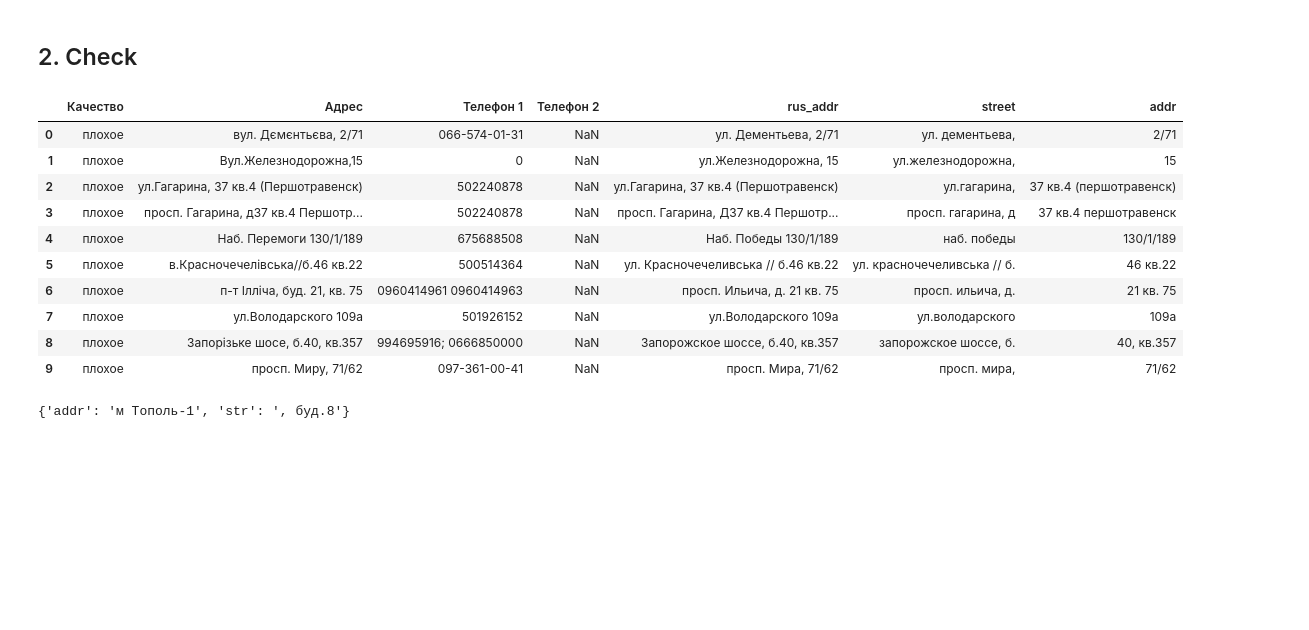
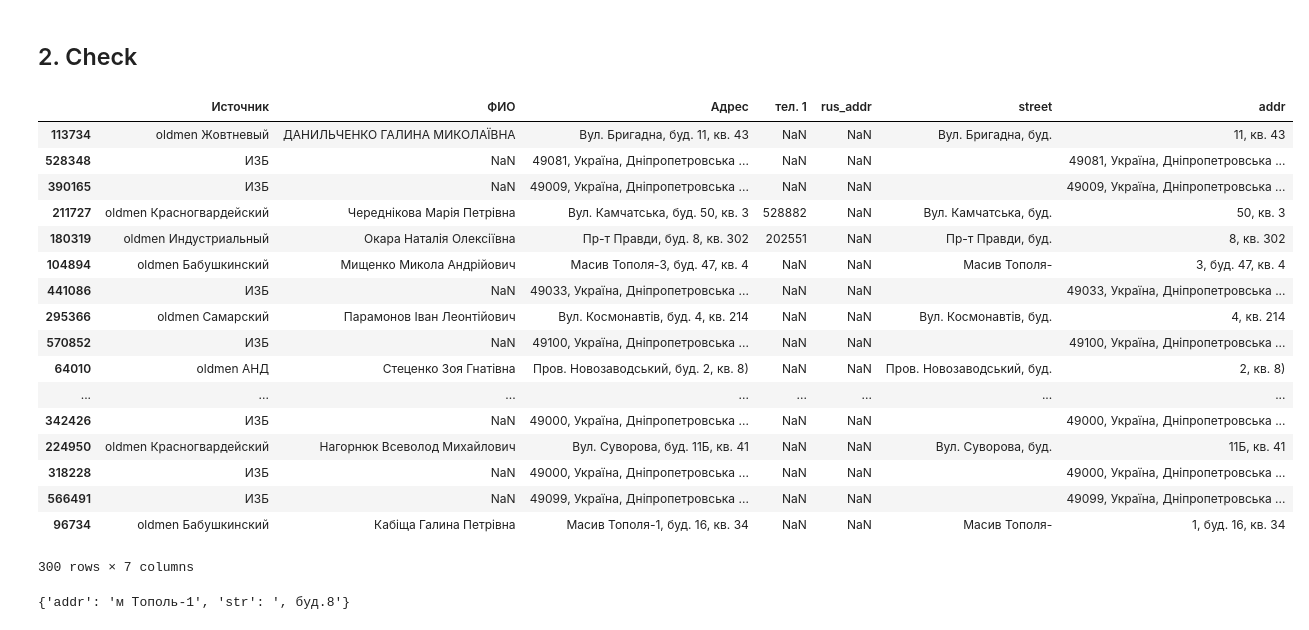
Before and after one commit to volisoft/massive_matcher, a Jupyter notebook: ukrop - data cleanup.ipynb, the cells around one changed output. Drawn from its saved outputs; the diff is of its cells as text; code cells hidden in the pictures; blank space fills up the shorter version.

Commit message:
added data

```diff
--- a/ukrop - data cleanup.ipynb
+++ b/ukrop - data cleanup.ipynb
@@ -13,12 +13,12 @@ addr_lookup['Улица'] = addr_lookup.Улица.dropna()
 
 
 def address_mapper(addr_string):
-    topol_regex = re.compile(r'(?P<street>.*Т[\-\s]*\d|.*Тополь[\-\s]*\d|.*Парус[\-\s]*\d)(?P<addr>.*)')
+    topol_regex = re.compile(r'(?P<street>.*Т[\-\s]*\d|.*Тополь[\-\s]*\d)(?P<addr>.*)')
     split_addr_regex = re.compile(r'^(?P<street>\D*)(?P<addr>.*)$')
-
+    addr_string = str(addr_string)
     f = topol_regex.search(addr_string, re.I)
     if (not f):
-        f = split_addr_regex.search.search(x)
+        f = split_addr_regex.search.search(addr_string)
 
     return f.groupdict()
 
@@ -76,26 +76,44 @@ def preprocess(file, sheetname=0, is_test_mode=True, header=None, swap_addr_and_
 raw_data = preprocess('total db_20151010.xlsx', rus_addr_list='streets_rus_for_data_preprocessed.txt', is_test_mode=False, header=0)
 # %% [markdown]
 ## 2. Check
-# %%
-import random
-
-def some(x, n):
-    return x.ix[random.sample(x.index, n)]
-
-raw_data = some(raw_data, 300)
-raw_data.head(10)
-# %% [output]
-|  | Качество | Адрес | Телефон 1 | Телефон 2 | rus_addr | street | addr |
-| 0 | плохое | вул. Дємєнтьєва, 2/71 | 066-574-01-31 | NaN | ул. Дементьева, 2/71 | ул. дементьева, | 2/71 |
-| 1 | плохое | Вул.Железнодорожна,15 | 0 | NaN | ул.Железнодорожна, 15 | ул.железнодорожна, | 15 |
-| 2 | плохое | ул.Гагарина, 37 кв.4 (Першотравенск) | 502240878 | NaN | ул.Гагарина, 37 кв.4 (Першотравенск) | ул.гагарина, | 37 кв.4 (першотравенск) |
-| 3 | плохое | просп. Гагарина, д37 кв.4 Першотр... | 502240878 | NaN | просп. Гагарина, Д37 кв.4 Першотр... | просп. гагарина, д | 37 кв.4 першотравенск |
-| 4 | плохое | Наб. Перемоги 130/1/189 | 675688508 | NaN | Наб. Победы 130/1/189 | наб. победы | 130/1/189 |
-| 5 | плохое | в.Красночечелівська//б.46 кв.22 | 500514364 | NaN | ул. Красночечеливська // б.46 кв.22 | ул. красночечеливська // б. | 46 кв.22 |
-| 6 | плохое | п-т Ілліча, буд. 21, кв. 75 | 0960414961 0960414963 | NaN | просп. Ильича, д. 21 кв. 75 | просп. ильича, д. | 21 кв. 75 |
-| 7 | плохое | ул.Володарского 109а | 501926152 | NaN | ул.Володарского 109а | ул.володарского | 109а |
-| 8 | плохое | Запорізьке шосе, б.40, кв.357 | 994695916; 0666850000 | NaN | Запорожское шоссе, б.40, кв.357 | запорожское шоссе, б. | 40, кв.357 |
-| 9 | плохое | просп. Миру, 71/62 | 097-361-00-41 | NaN | просп. Мира, 71/62 | просп. мира, | 71/62 |
+# %%
+import random
+
+def address_mapper(addr_string):
+    topol_regex = re.compile(r'(.*Т[\-\s]*\d|.*Тополь[\-\s]*\d)(.*)')
+    split_addr_regex = re.compile(r'^(\D*)(.*)$')
+    addr_string = str(addr_string)
+    f = topol_regex.search(addr_string, re.I)
+    if (not f):
+        f = split_addr_regex.search(addr_string)
+
+    return f.groups()
+
+def some(x, n):
+    return x.ix[random.sample(x.index.tolist(), n)]
+
+rd = some(raw_data, 300)
+rd['street'], rd['addr'] = zip(*rd.Адрес.map(address_mapper))
+rd
+# %% [output]
+|  | Источник | ФИО | Адрес | тел. 1 | rus_addr | street | addr |
+| 113734 | oldmen Жовтневый | ДАНИЛЬЧЕНКО ГАЛИНА МИКОЛАЇВНА | Вул. Бригадна, буд. 11, кв. 43 | NaN | NaN | Вул. Бригадна, буд. | 11, кв. 43 |
+| 528348 | ИЗБ | NaN | 49081, Україна, Дніпропетровська ... | NaN | NaN |  | 49081, Україна, Дніпропетровська ... |
+| 390165 | ИЗБ | NaN | 49009, Україна, Дніпропетровська ... | NaN | NaN |  | 49009, Україна, Дніпропетровська ... |
+| 211727 | oldmen Красногвардейский | Череднікова Марія Петрівна | Вул. Камчатська, буд. 50, кв. 3 | 528882 | NaN | Вул. Камчатська, буд. | 50, кв. 3 |
+| 180319 | oldmen Индустриальный | Окара Наталія Олексіївна | Пр-т Правди, буд. 8, кв. 302 | 202551 | NaN | Пр-т Правди, буд. | 8, кв. 302 |
+| 104894 | oldmen Бабушкинский | Мищенко Микола Андрійович | Масив Тополя-3, буд. 47, кв. 4 | NaN | NaN | Масив Тополя- | 3, буд. 47, кв. 4 |
+| 441086 | ИЗБ | NaN | 49033, Україна, Дніпропетровська ... | NaN | NaN |  | 49033, Україна, Дніпропетровська ... |
+| 295366 | oldmen Самарский | Парамонов Іван Леонтійович | Вул. Космонавтів, буд. 4, кв. 214 | NaN | NaN | Вул. Космонавтів, буд. | 4, кв. 214 |
+| 570852 | ИЗБ | NaN | 49100, Україна, Дніпропетровська ... | NaN | NaN |  | 49100, Україна, Дніпропетровська ... |
+| 64010 | oldmen АНД | Стеценко Зоя Гнатівна | Пров. Новозаводський, буд. 2, кв. 8) | NaN | NaN | Пров. Новозаводський, буд. | 2, кв. 8) |
+| ... | ... | ... | ... | ... | ... | ... | ... |
+| 342426 | ИЗБ | NaN | 49000, Україна, Дніпропетровська ... | NaN | NaN |  | 49000, Україна, Дніпропетровська ... |
+| 224950 | oldmen Красногвардейский | Нагорнюк Всеволод Михайлович | Вул. Суворова, буд. 11Б, кв. 41 | NaN | NaN | Вул. Суворова, буд. | 11Б, кв. 41 |
+| 318228 | ИЗБ | NaN | 49000, Україна, Дніпропетровська ... | NaN | NaN |  | 49000, Україна, Дніпропетровська ... |
+| 566491 | ИЗБ | NaN | 49099, Україна, Дніпропетровська ... | NaN | NaN |  | 49099, Україна, Дніпропетровська ... |
+| 96734 | oldmen Бабушкинский | Кабіща Галина Петрівна | Масив Тополя-1, буд. 16, кв. 34 | NaN | NaN | Масив Тополя- | 1, буд. 16, кв. 34 |
+300 rows × 7 columns
 # %%
 import re
 
```
